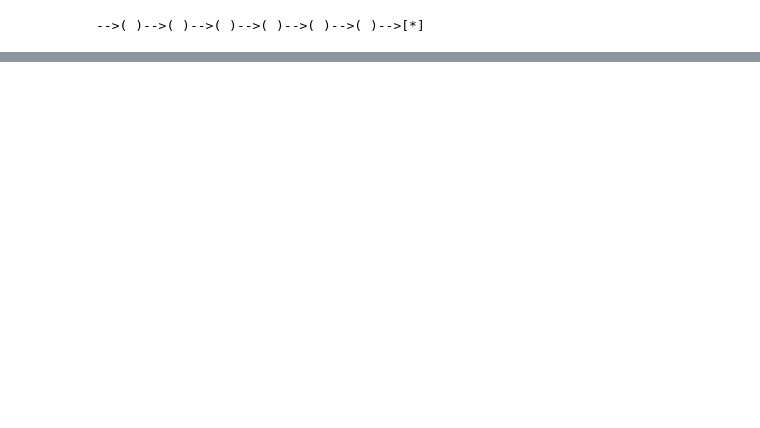
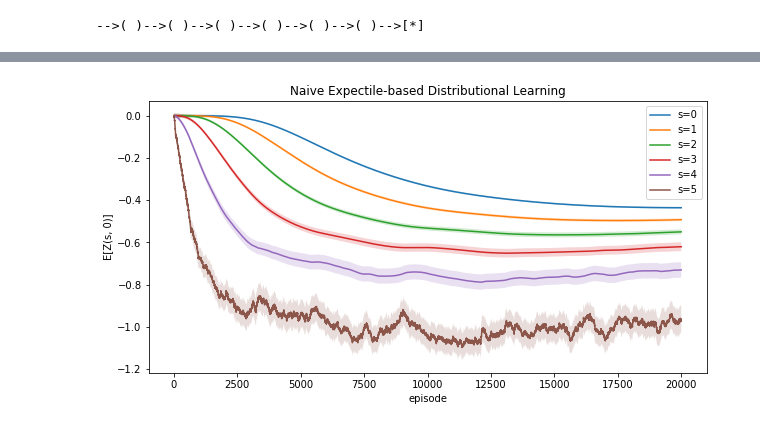
Before and after one commit to matomatical/neuRL, a Jupyter notebook: ChainMDP.ipynb, the cells around one changed output, grey strips where cells are left out. Saved outputs shown, nothing was run; the diff lists cells and outputs as text; code cells hidden in the pictures; blank space fills up the shorter version.

```diff
--- a/ChainMDP.ipynb
+++ b/ChainMDP.ipynb
@@ -266,0 +338,17 @@ plt.show()
+# %%
+log = np.array(nedrllog)
+plt.figure(figsize=(10, 5))
+plt.title("Naive Expectile-based Distributional Learning")
+for i in range(6):
+    time = np.arange(log.shape[0])
+    mean = log[:, i, 0, nedrl_k//2]
+    mup1 = log[:, i, 0, nedrl_k//2 + 4]
+    mdn1 = log[:, i, 0, nedrl_k//2 - 4]
+    l, = plt.plot(time, mean, label=f"s={i}")
+    plt.fill_between(time, mup1, mdn1, alpha=0.2, facecolor=l.get_color())
+plt.ylabel("E[Z(s, 0)]")
+plt.xlabel("episode")
+plt.legend()
+plt.show()
+# %% [output]
+[figure, added]
```
Also changed, not shown: parts of 12 cells of this notebook, 1 other file.
